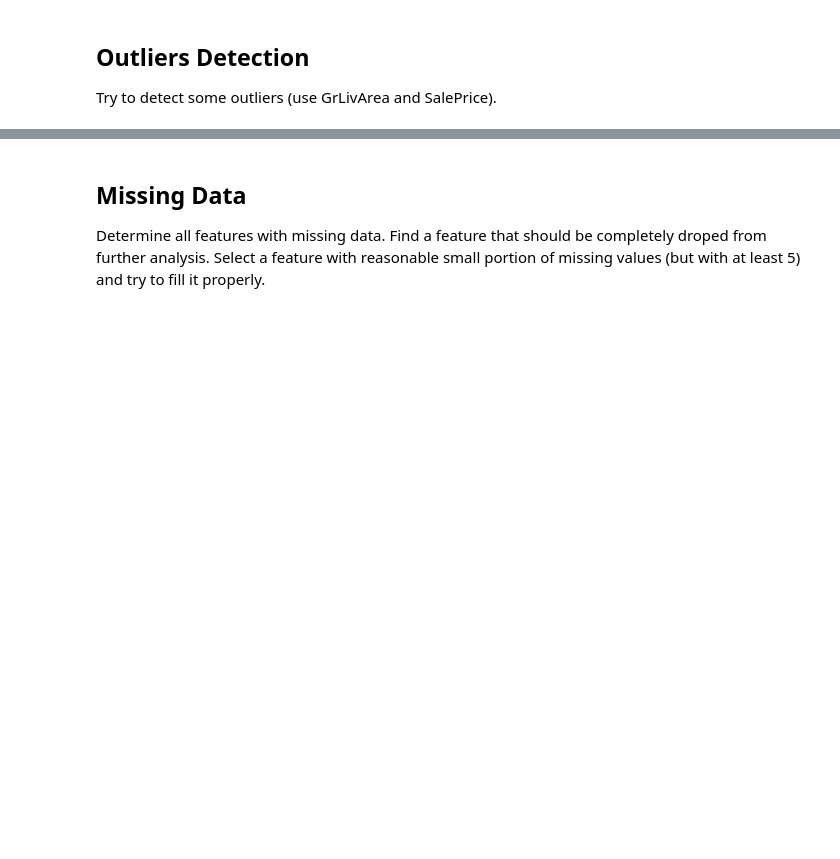
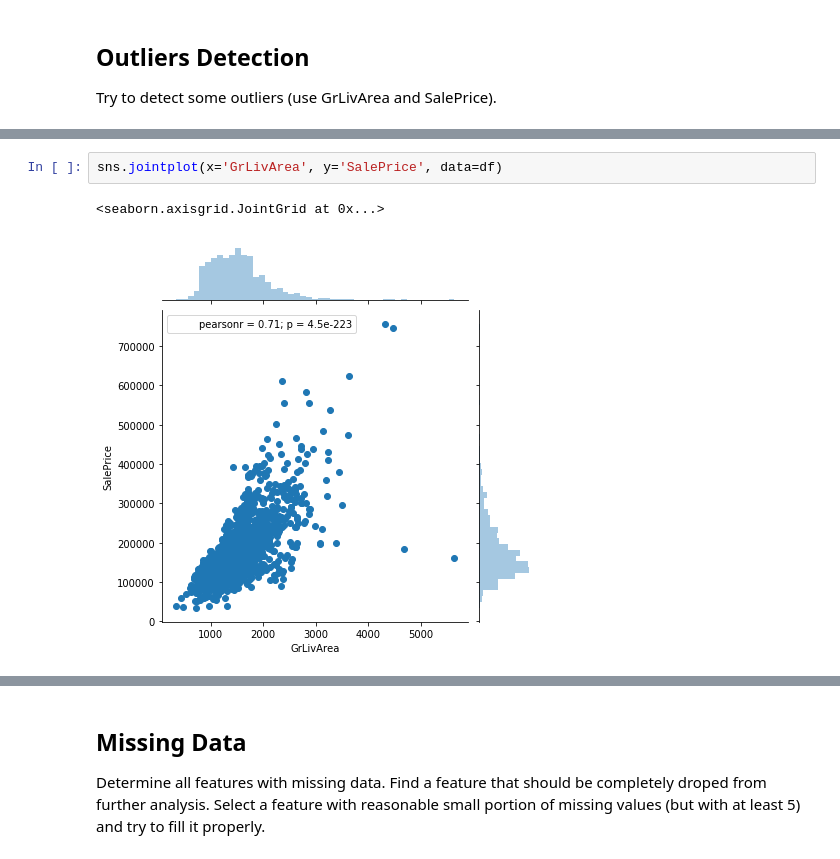
Before and after one commit to podondra/data-preprocessing, a Jupyter notebook: hw2/data-analysis-validation-cleaning.ipynb, the cells around one changed output, grey strips where cells are left out. Cells and saved outputs as stored; diff of their text form; blank space fills up the shorter version.

```diff
--- a/hw2/data-analysis-validation-cleaning.ipynb
+++ b/hw2/data-analysis-validation-cleaning.ipynb
@@ -91,0 +234,5 @@ Try to detect some outliers (use GrLivArea and SalePrice).
+# %%
+sns.jointplot(x='GrLivArea', y='SalePrice', data=df)
+# %% [output]
+<seaborn.axisgrid.JointGrid at 0x...>
+[figure, added]
```
Also changed, not shown: parts of 33 cells of this notebook, 2 other files.
